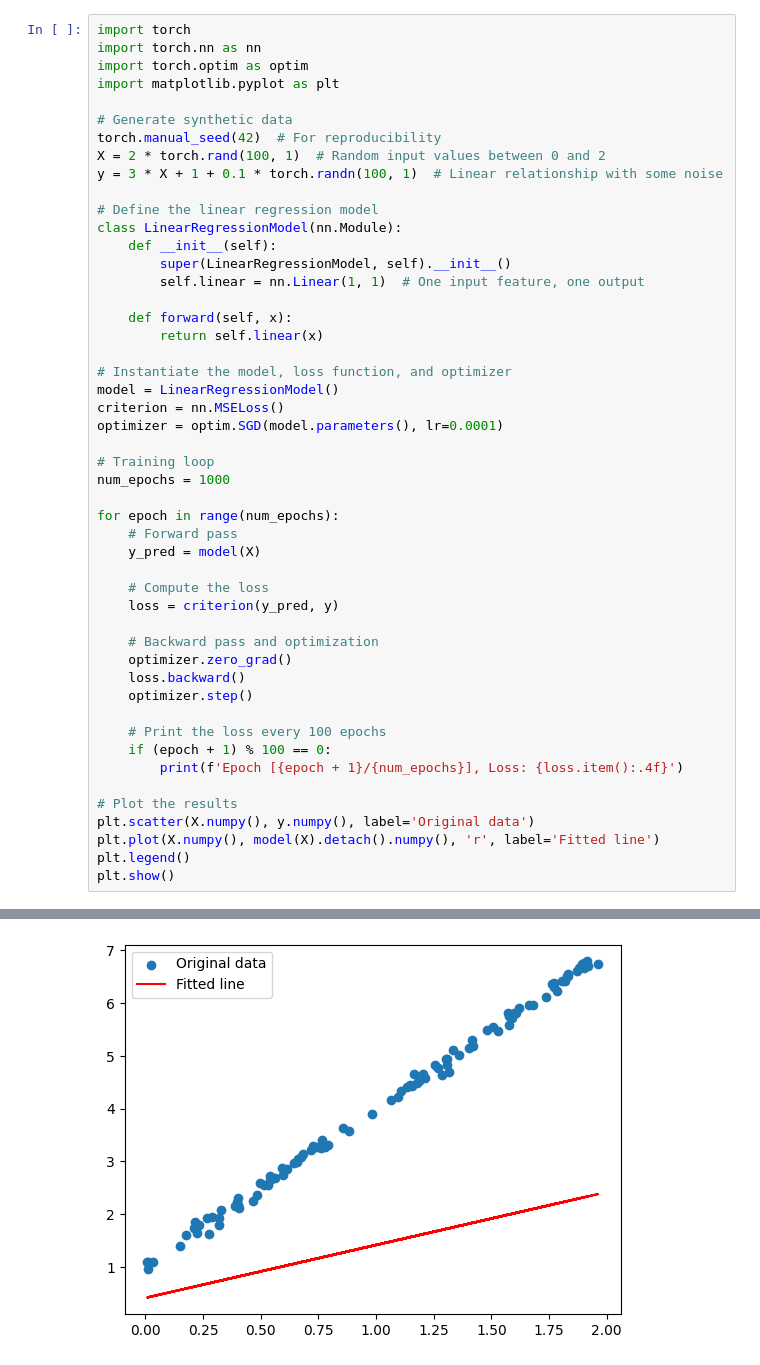
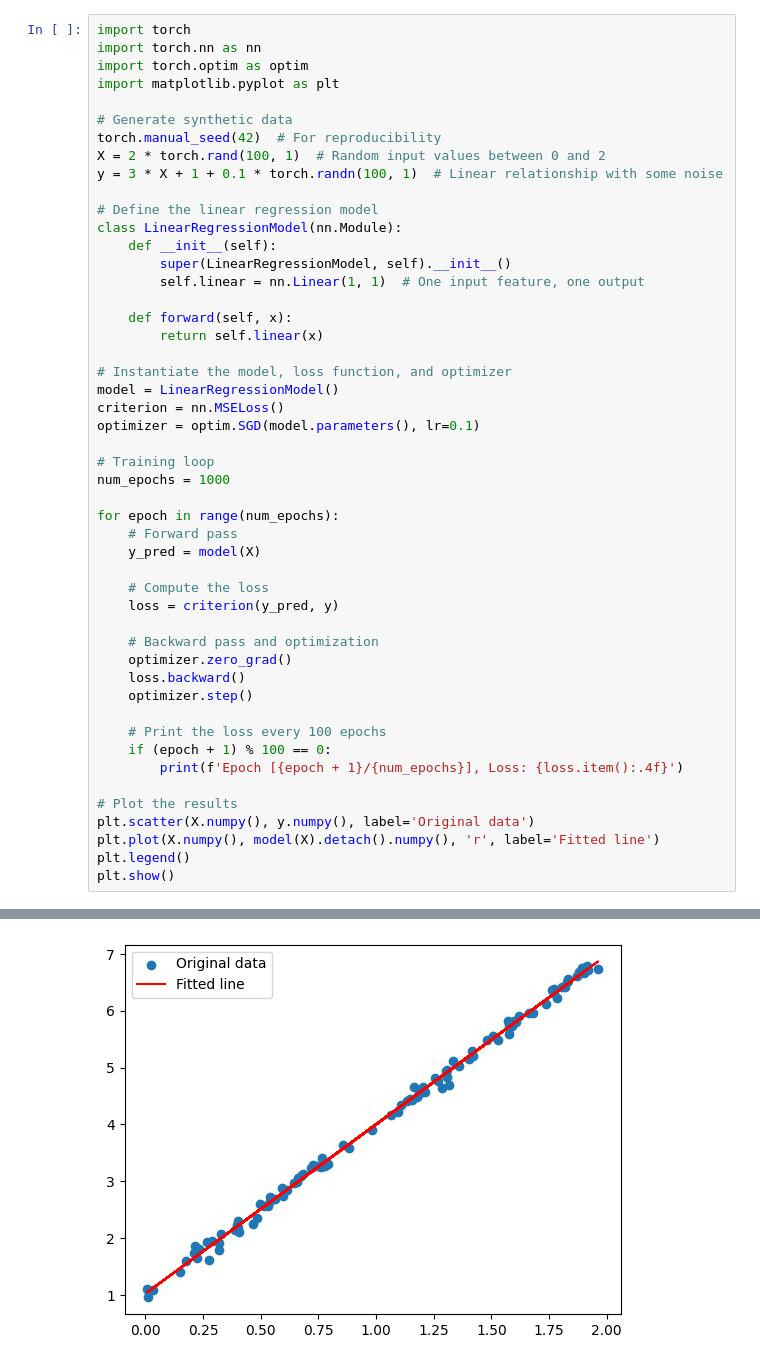
Before and after one commit to echonax07/SYDE720Coding, a Jupyter notebook: ASG1/asg1.ipynb, the cells around one changed output, grey strips where cells are left out. Drawn from its saved outputs; the diff is of its cells as text.

```diff
--- a/ASG1/asg1.ipynb
+++ b/ASG1/asg1.ipynb
@@ -21,7 +23,7 @@ class LinearRegressionModel(nn.Module):
 # Instantiate the model, loss function, and optimizer
 model = LinearRegressionModel()
 criterion = nn.MSELoss()
-optimizer = optim.SGD(model.parameters(), lr=0.0001)
+optimizer = optim.SGD(model.parameters(), lr=0.1)
 
 # Training loop
 num_epochs = 1000
@@ -61 +63 @@ Epoch [1000/1000], Loss: 8.3530
-[figure, old version]
+[figure, new version]
```
Also changed, not shown: parts of 7 cells of this notebook.
